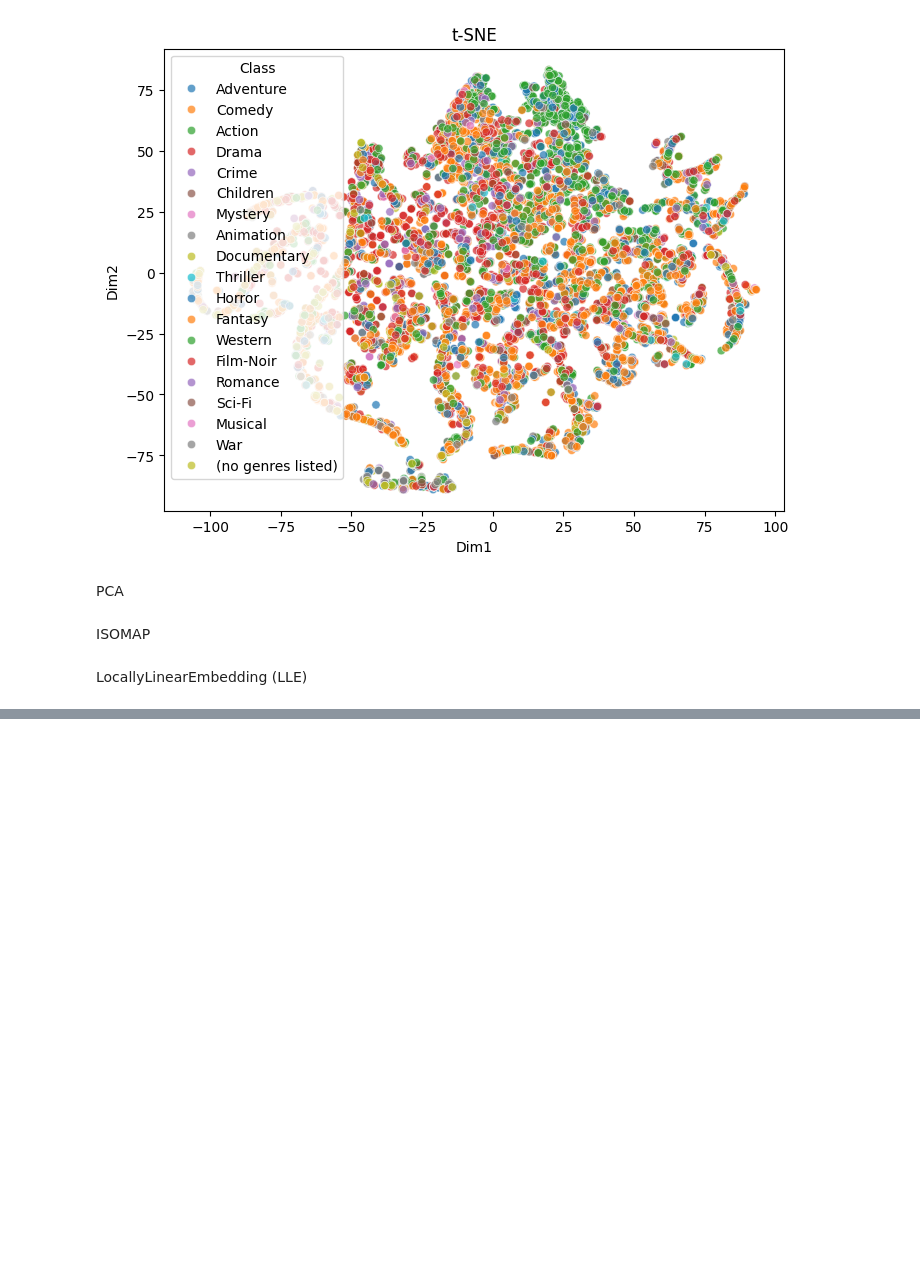
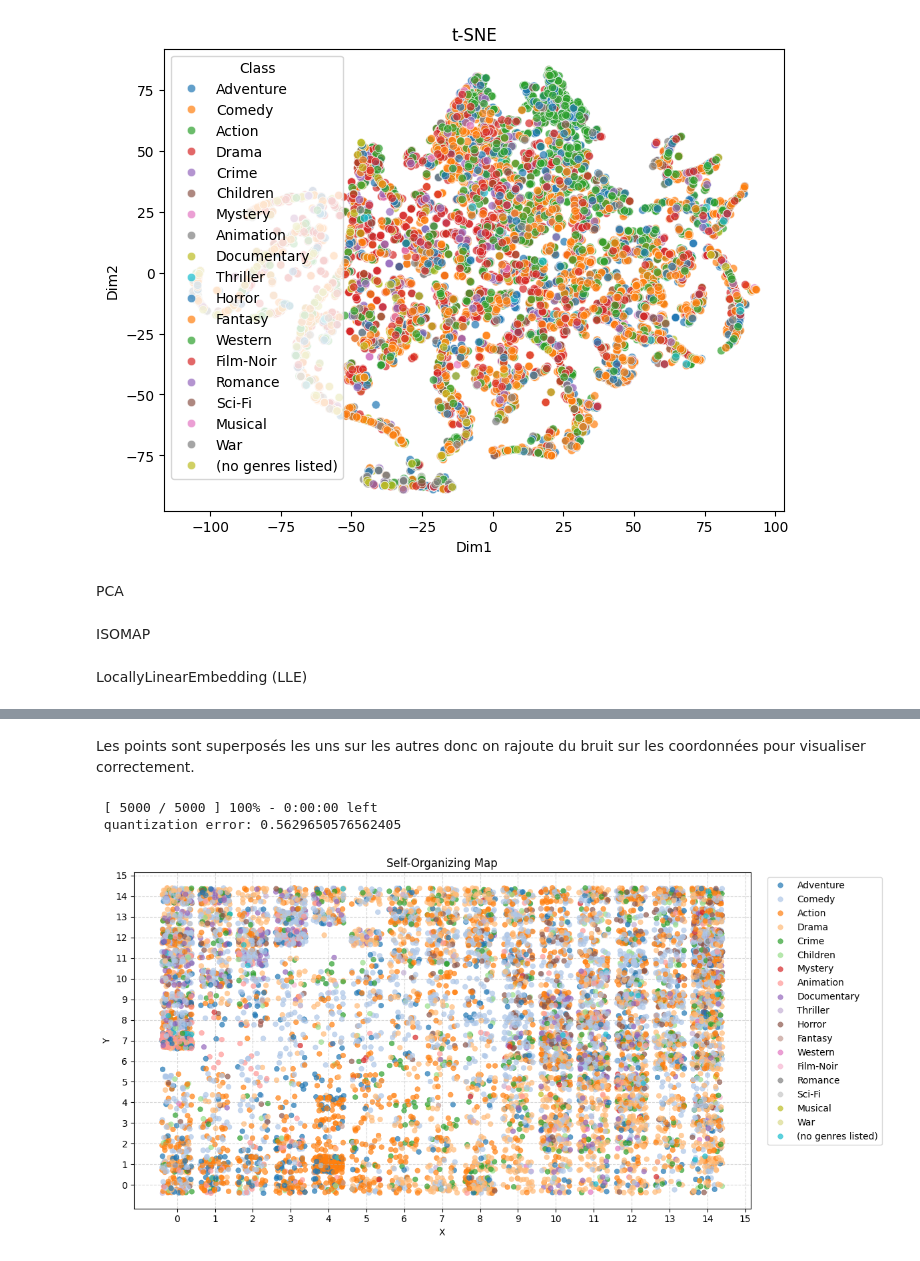
Before and after one commit to BALAKUMARKalai/Big_Data_Project, a Jupyter notebook: notebook1.ipynb, the cells around one changed output, grey strips where cells are left out. Saved outputs shown, nothing was run; the diff lists cells and outputs as text; code cells hidden in the pictures; blank space fills up the shorter version.

```diff
--- a/notebook1.ipynb
+++ b/notebook1.ipynb
@@ -276,0 +300,33 @@ fig_lle.show()
+# %% [markdown]
+Les points sont superposés les uns sur les autres donc on rajoute du bruit sur les coordonnées pour visualiser correctement.
+# %%
+X_dense = X_combined.toarray()
+
+som = MiniSom(x=15, y=15, input_len=X_dense.shape[1], sigma=1.5, learning_rate=0.5, random_seed=42)
+som.train_random(X_dense, num_iteration=5000, verbose=True)
+
+winners = np.array([som.winner(x) for x in X_dense])
+
+jitter_x = np.random.rand(len(winners)) - 0.5
+jitter_y = np.random.rand(len(winners)) - 0.5
+
+df_som = pd.DataFrame()
+df_som['X'] = winners[:, 0] + jitter_x * 0.8
+df_som['Y'] = winners[:, 1] + jitter_y * 0.8
+df_som['Class'] = df_final['genres'].str.split('|').str[0].values
+
+plt.figure(figsize=(12, 6))
+plt.xticks(np.arange(16))
+plt.yticks(np.arange(16))
+plt.grid(True, linestyle='--', alpha=0.5)
+
+sns.scatterplot(data=df_som,x='X',y='Y',hue='Class',palette='tab20',s=30,alpha=0.7,edgecolor=None)
+
+plt.legend(bbox_to_anchor=(1.02, 1), loc='upper left')
+plt.title('Self-Organizing Map')
+plt.tight_layout()
+plt.show()
+# %% [output]
+ [ 5000 / 5000 ] 100% - 0:00:00 left
+ quantization error: 0.5629650576562405
+[figure, added]
```
Also changed, not shown: parts of 2 cells of this notebook.
